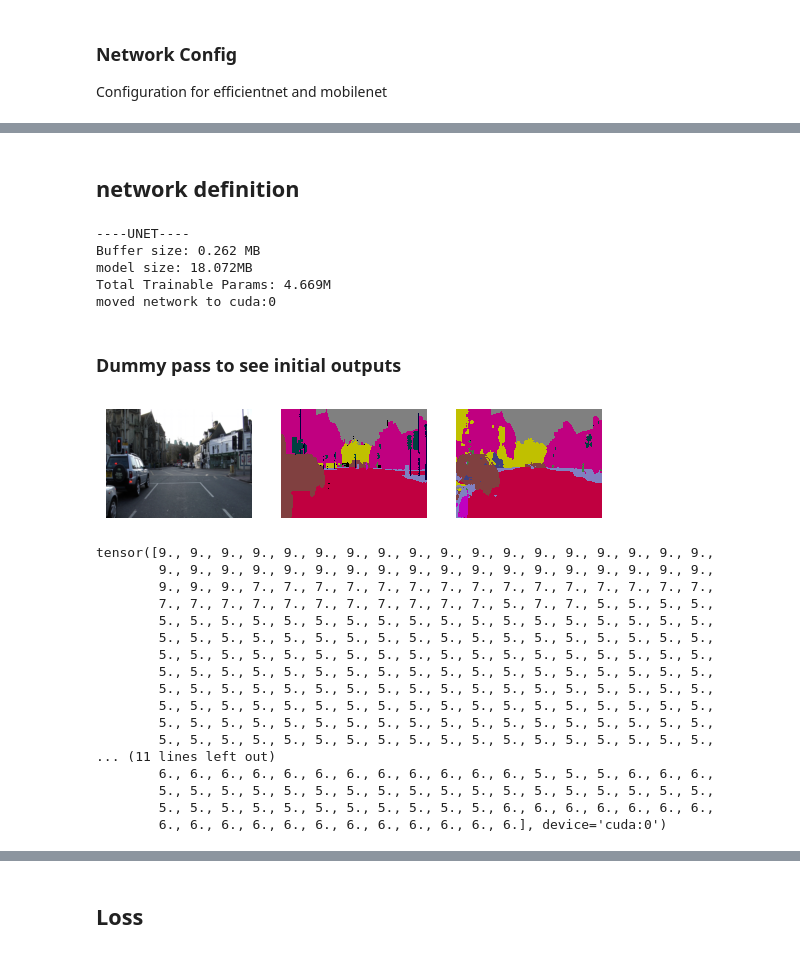
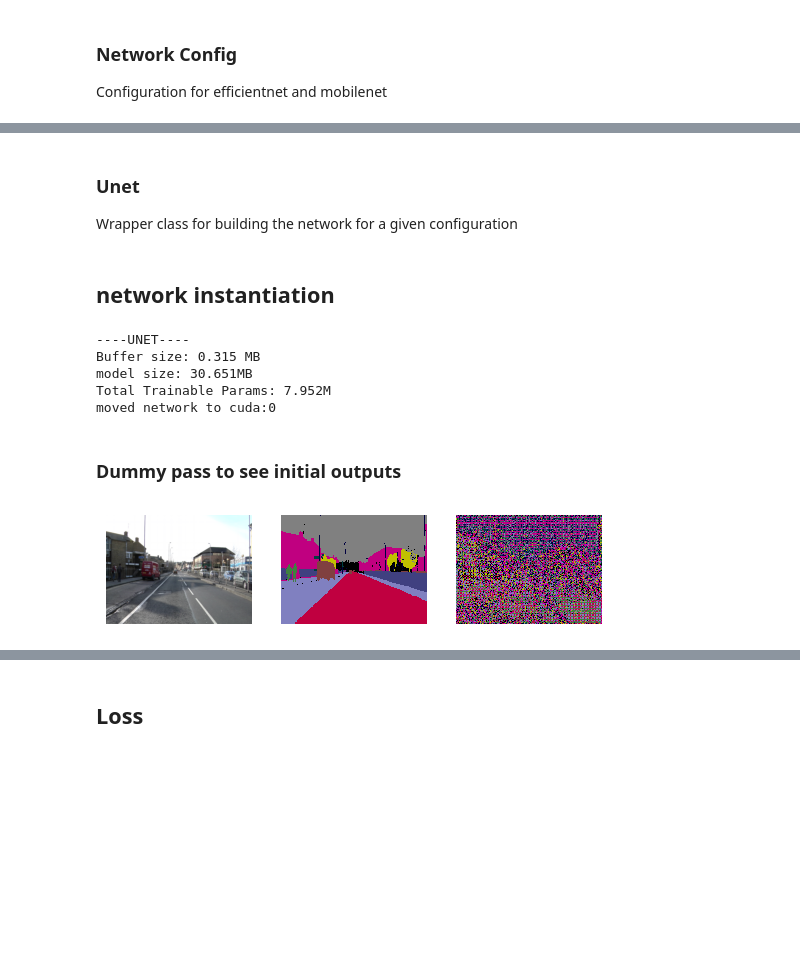
Before and after one commit to LeonY117/msc_project, a Jupyter notebook: notebooks/camvid.ipynb, the cells around one changed output, grey strips where cells are left out. Cells and saved outputs as stored; diff of their text form; code cells hidden in the pictures; blank space fills up the shorter version.

```diff
--- a/notebooks/camvid.ipynb
+++ b/notebooks/camvid.ipynb
@@ -1401,0 +663,4 @@ class Unet(_Unet):
+# %% [markdown]
+### Unet
+
+Wrapper class for building the network for a given configuration
@@ -1402,10 +713,16 @@ class Unet(_Unet):
 # %% [markdown]
-## network definition
+## network instantiation
 # %%
-net_name = "mobilenet-v2"
-# net_name = "efficientnet-b0"
+# net_name = "mobilenet-v2"
+net_name = "efficientnet-b0"
 
-net = Unet(net_name, input_dim=(HEIGHT, WIDTH),dropout_p=0.5, constant_dropout=False, stochastic_depth_prob=0.2, num_classes=NUM_CLASSES)
+net = Unet(net_name,
+           input_dim=(HEIGHT, WIDTH),
+           dropout_p=0.5,
+           constant_dropout=False,
+           stochastic_depth_prob=0.2,
+           last_channel=0,
+           num_classes=NUM_CLASSES)
 
 print("----UNET----")
 size_all_mb = calculate_storage(net)
@@ -1417,54 +734,34 @@ net.to(DEVICE)
 print(f'moved network to {DEVICE}')
 # %% [output]
 ----UNET----
-Buffer size: 0.262 MB
-model size: 18.072MB
-Total Trainable Params: 4.669M
+Buffer size: 0.315 MB
+model size: 30.651MB
+Total Trainable Params: 7.952M
 moved network to cuda:0
 # %% [markdown]
 ### Dummy pass to see initial outputs
 # %%
-x_batch_sample, y_batch_sample = next(iter(val_dataloader))
+x_batch_sample, y_batch_sample = next(iter(test_dataloader))
 
-# net = net
-net = training_manager.net
+net = net
+# net = training_manager.net
 
 with torch.no_grad():
   net.eval()
   net.set_bayes_mode(False, 'all')
   plt.subplot(1, 3, 1)
   plt.imshow(unnormalize(x_batch_sample[0]).permute(1, 2, 0).cpu())
   plt.axis('off')
 
   plt.subplot(1, 3, 2)
   imshow_label(y_batch_sample[0])
   plt.axis('off')
   net.train()
 
   pred = net(x_batch_sample.to(DEVICE))
   plt.subplot(1, 3, 3)
   imshow_label(torch.argmax(pred[0], dim=0))
   plt.axis('off')
   net.train()
 # %% [output]
-[figure, old version]
+[figure, new version]
-# %%
-y_batch_sample[0][0][100]
-# %% [output]
-tensor([9., 9., 9., 9., 9., 9., 9., 9., 9., 9., 9., 9., 9., 9., 9., 9., 9., 9.,
-        9., 9., 9., 9., 9., 9., 9., 9., 9., 9., 9., 9., 9., 9., 9., 9., 9., 9.,
-        9., 9., 9., 7., 7., 7., 7., 7., 7., 7., 7., 7., 7., 7., 7., 7., 7., 7.,
-        7., 7., 7., 7., 7., 7., 7., 7., 7., 7., 7., 5., 7., 7., 5., 5., 5., 5.,
-        5., 5., 5., 5., 5., 5., 5., 5., 5., 5., 5., 5., 5., 5., 5., 5., 5., 5.,
-        5., 5., 5., 5., 5., 5., 5., 5., 5., 5., 5., 5., 5., 5., 5., 5., 5., 5.,
-        5., 5., 5., 5., 5., 5., 5., 5., 5., 5., 5., 5., 5., 5., 5., 5., 5., 5.,
-        5., 5., 5., 5., 5., 5., 5., 5., 5., 5., 5., 5., 5., 5., 5., 5., 5., 5.,
-        5., 5., 5., 5., 5., 5., 5., 5., 5., 5., 5., 5., 5., 5., 5., 5., 5., 5.,
-        5., 5., 5., 5., 5., 5., 5., 5., 5., 5., 5., 5., 5., 5., 5., 5., 5., 5.,
-        5., 5., 5., 5., 5., 5., 5., 5., 5., 5., 5., 5., 5., 5., 5., 5., 5., 5.,
-        5., 5., 5., 5., 5., 5., 5., 5., 5., 5., 5., 5., 5., 5., 5., 5., 5., 5.,
-... (11 lines left out)
-        6., 6., 6., 6., 6., 6., 6., 6., 6., 6., 6., 6., 5., 5., 5., 6., 6., 6.,
-        5., 5., 5., 5., 5., 5., 5., 5., 5., 5., 5., 5., 5., 5., 5., 5., 5., 5.,
-        5., 5., 5., 5., 5., 5., 5., 5., 5., 5., 5., 6., 6., 6., 6., 6., 6., 6.,
-        6., 6., 6., 6., 6., 6., 6., 6., 6., 6., 6., 6.], device='cuda:0')
```
Also changed, not shown: parts of 47 cells of this notebook, 11 other files.
